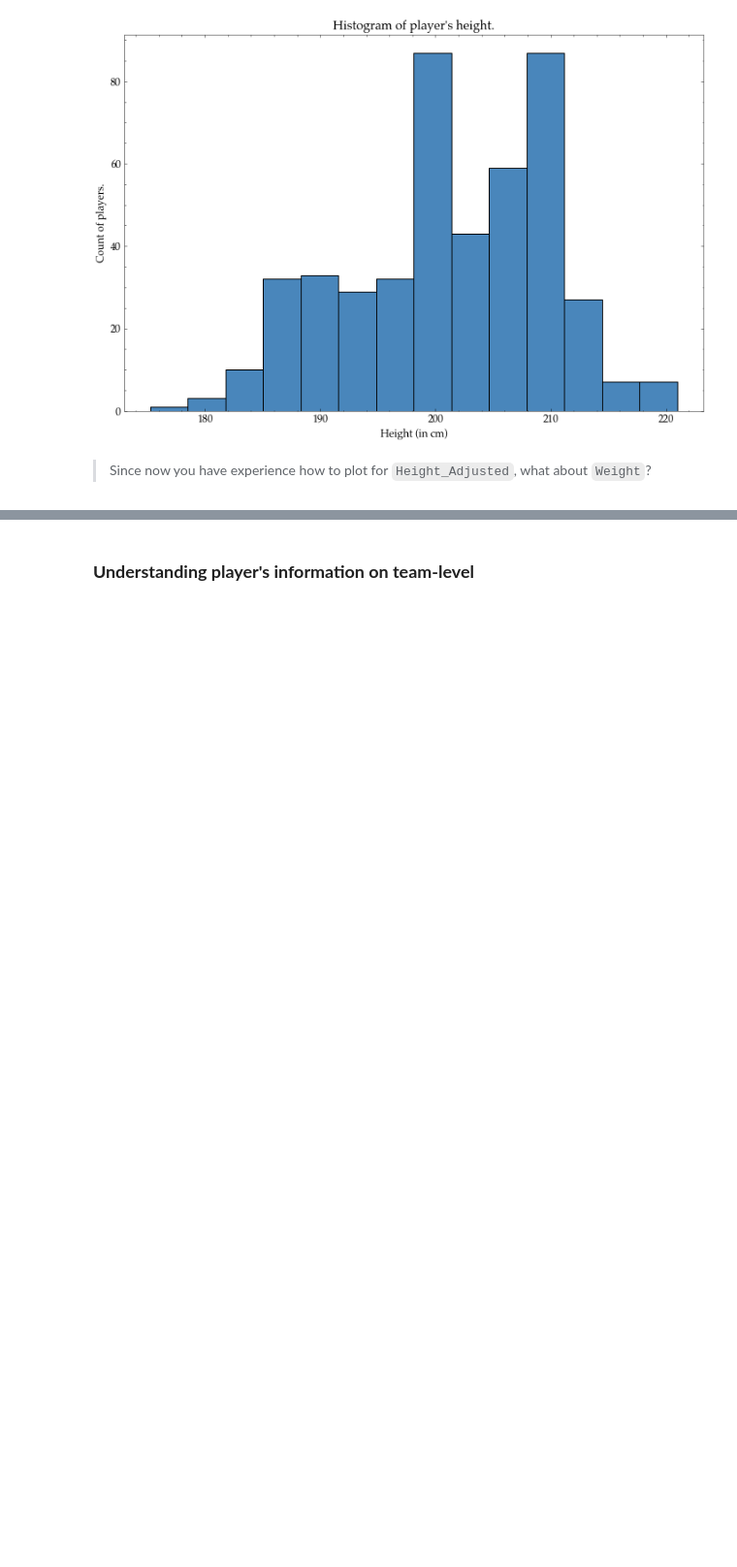
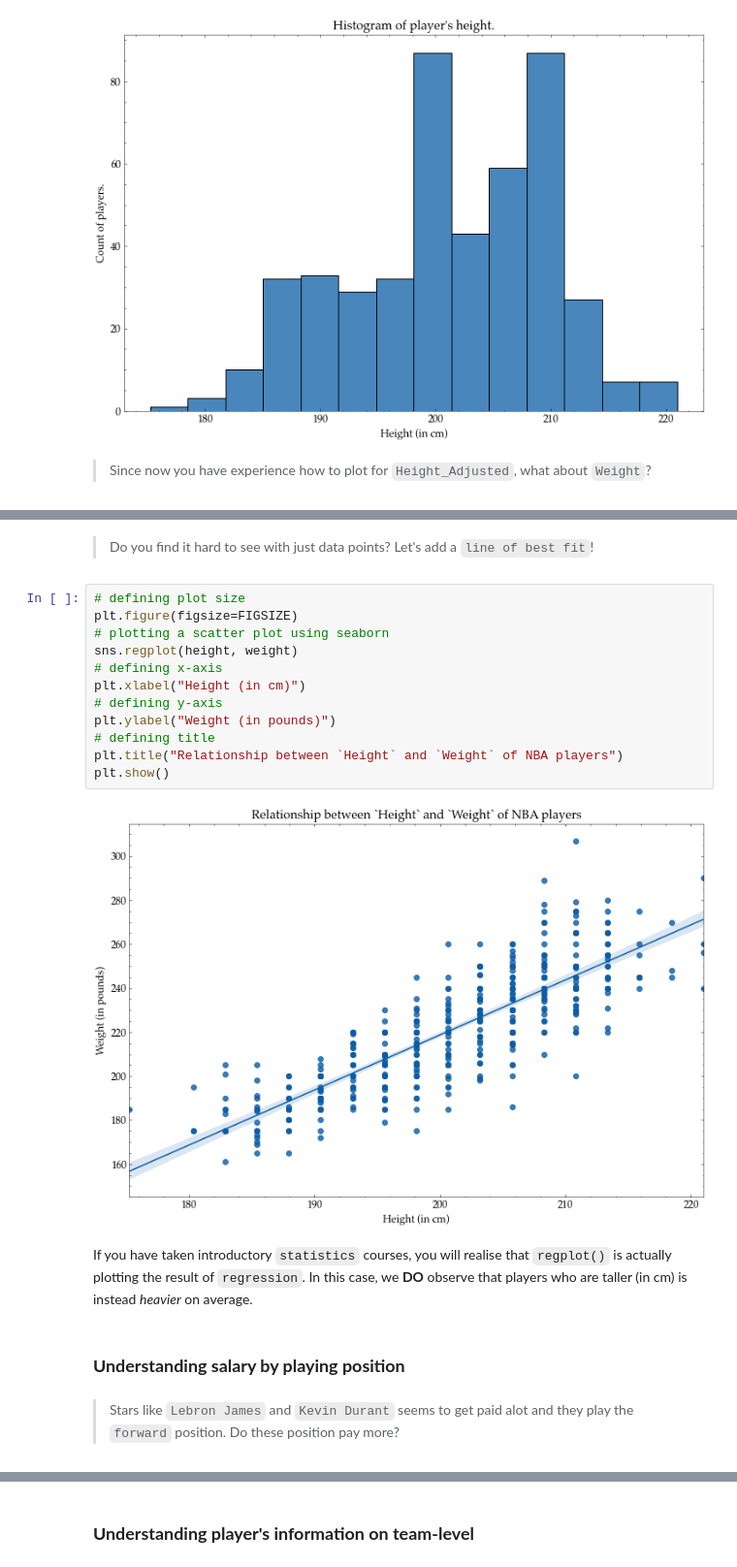
Before and after one commit to dianeyeo/aiig-suss, a Jupyter notebook: workshops/introduction-to-data-visualization/01-introduction-to-data-viz.ipynb, the cells around one changed output, grey strips where cells are left out. Shown at 97% size. Saved outputs shown, nothing was run; the diff lists cells and outputs as text; blank space fills up the shorter version.

```diff
--- a/workshops/introduction-to-data-visualization/01-introduction-to-data-viz.ipynb
+++ b/workshops/introduction-to-data-visualization/01-introduction-to-data-viz.ipynb
@@ -334,0 +407,22 @@ plot_num_cols(x=weight,
+# %% [markdown]
+> Do you find it hard to see with just data points? Let's add a `line of best fit`!
+# %%
+# defining plot size
+plt.figure(figsize=FIGSIZE)
+# plotting a scatter plot using seaborn
+sns.regplot(height, weight)
+# defining x-axis
+plt.xlabel("Height (in cm)")
+# defining y-axis
+plt.ylabel("Weight (in pounds)")
+# defining title
+plt.title("Relationship between `Height` and `Weight` of NBA players")
+plt.show()
+# %% [output]
+[figure, added]
+# %% [markdown]
+If you have taken introductory `statistics` courses, you will realise that `regplot()` is actually plotting the result of `regression`. In this case, we **DO** observe that players who are taller (in cm) is instead *heavier* on average.
+# %% [markdown]
+### **Understanding salary by playing position**
+# %% [markdown]
+> Stars like `Lebron James` and `Kevin Durant` seems to get paid alot and they play the `forward` position. Do these position pay more?
```
Also changed, not shown: parts of 31 cells of this notebook.
